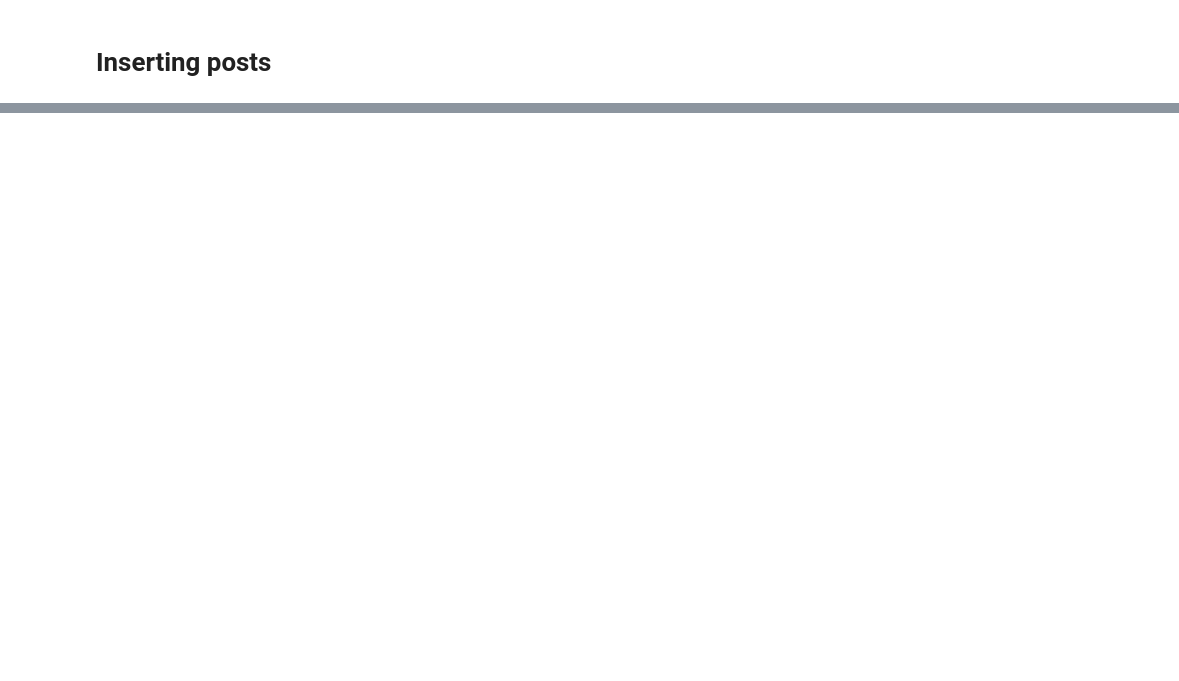
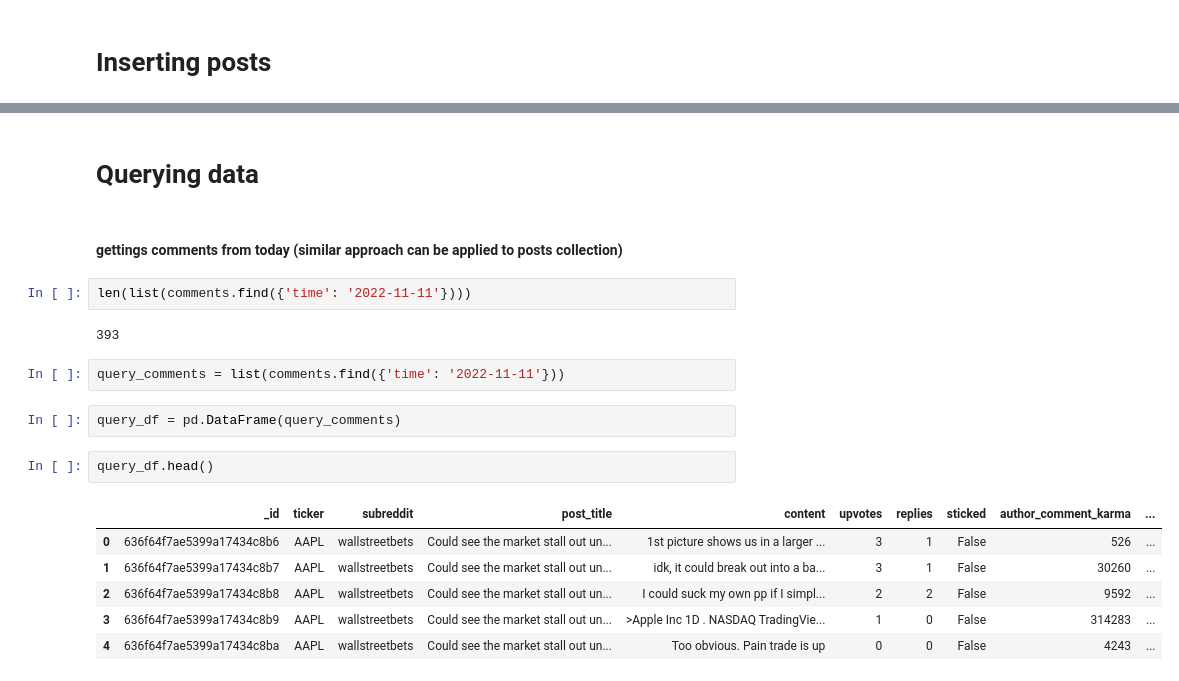
Before and after one commit to MuchoFunkable/wisdmai, a Jupyter notebook: Data/Development/mongo_reddit.ipynb, the cells around one changed output, grey strips where cells are left out. Saved outputs shown, nothing was run; the diff lists cells and outputs as text; blank space fills up the shorter version.

```diff
--- a/Data/Development/mongo_reddit.ipynb
+++ b/Data/Development/mongo_reddit.ipynb
@@ -217,0 +394,21 @@ post.count_documents({})
+# %% [markdown]
+# Querying data
+# %% [markdown]
+#### gettings comments from today (similar approach can be applied to posts collection)
+# %%
+len(list(comments.find({'time': '2022-11-11'})))
+# %% [output]
+393
+# %%
+query_comments = list(comments.find({'time': '2022-11-11'}))
+# %%
+query_df = pd.DataFrame(query_comments)
+# %%
+query_df.head()
+# %% [output]
+|  | _id | ticker | subreddit | post_title | content | upvotes | replies | sticked | author_comment_karma | ... |
+| 0 | 636f64f7ae5399a17434c8b6 | AAPL | wallstreetbets | Could see the market stall out un... | 1st picture shows us in a larger ... | 3 | 1 | False | 526 | ... |
+| 1 | 636f64f7ae5399a17434c8b7 | AAPL | wallstreetbets | Could see the market stall out un... | idk, it could break out into a ba... | 3 | 1 | False | 30260 | ... |
+| 2 | 636f64f7ae5399a17434c8b8 | AAPL | wallstreetbets | Could see the market stall out un... | I could suck my own pp if I simpl... | 2 | 2 | False | 9592 | ... |
+| 3 | 636f64f7ae5399a17434c8b9 | AAPL | wallstreetbets | Could see the market stall out un... | >Apple Inc 1D . NASDAQ TradingVie... | 1 | 0 | False | 314283 | ... |
+| 4 | 636f64f7ae5399a17434c8ba | AAPL | wallstreetbets | Could see the market stall out un... | Too obvious. Pain trade is up | 0 | 0 | False | 4243 | ... |
```
Also changed, not shown: parts of 33 cells of this notebook.
